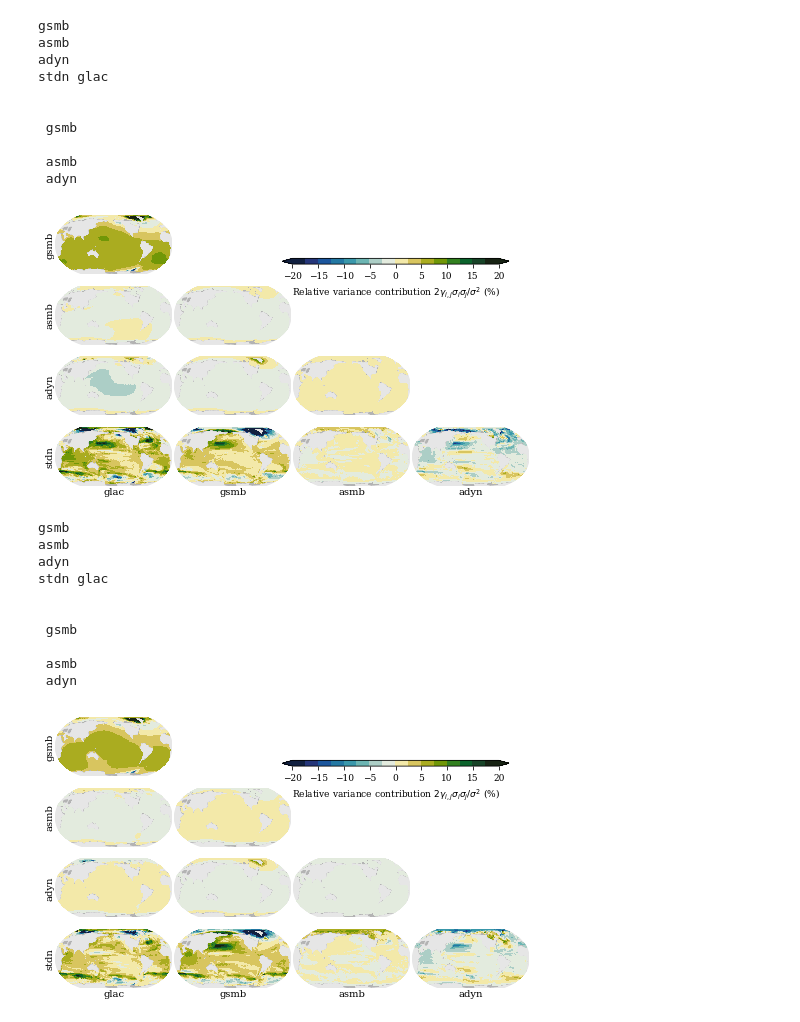
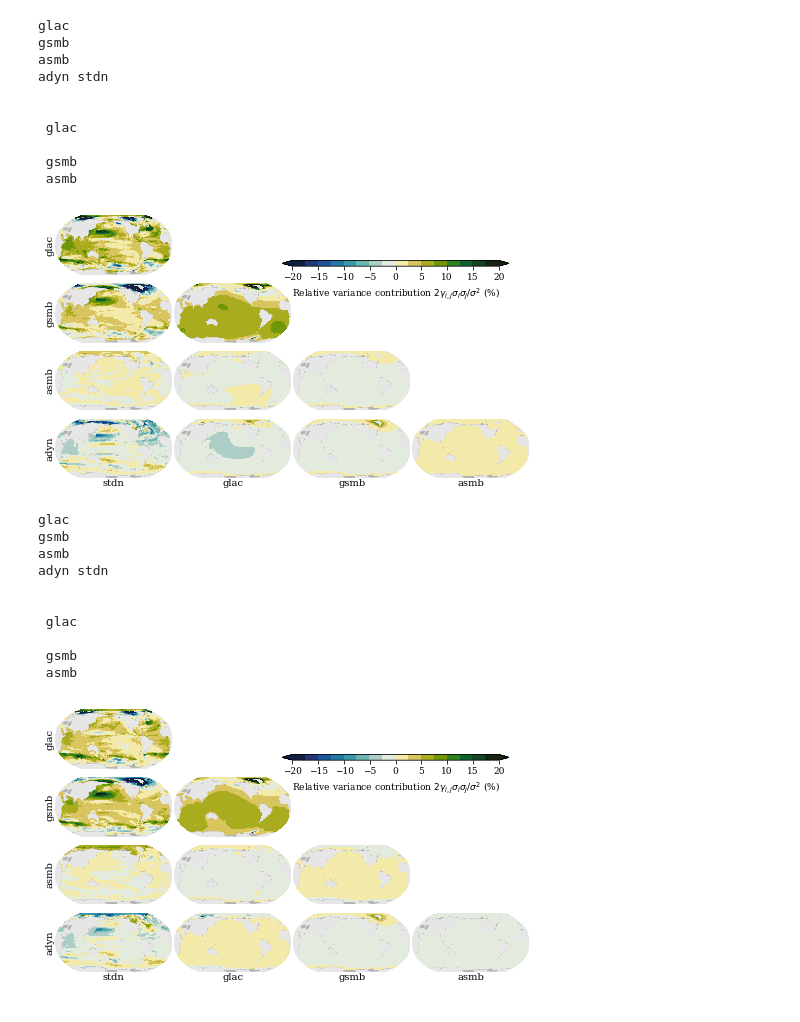
Before and after one commit to erwinlambert/codependence, a Jupyter notebook: plotcode/draftplot_regvar_crossterms.ipynb, the cells around one changed output. Saved outputs shown, nothing was run; the diff lists cells and outputs as text; code cells hidden in the pictures.

```diff
--- a/plotcode/draftplot_regvar_crossterms.ipynb
+++ b/plotcode/draftplot_regvar_crossterms.ipynb
@@ -20,7 +20,7 @@ mpl.rcParams['axes.labelsize']        = 9
 mpl.rcParams['axes.titlesize']        = 9
 mpl.rcParams['font.family']           = 'serif'
 #mpl.rcParams['axes.titleweight']      = 'bold'
-mpl.rcParams['figure.subplot.bottom'] = .01
+mpl.rcParams['figure.subplot.bottom'] = .05
 mpl.rcParams['figure.subplot.top']    = .99
 mpl.rcParams['figure.subplot.left']   = .05
 mpl.rcParams['figure.subplot.right']  = .99
@@ -152,55 +152,56 @@ def plot_var(n,var1,var2,ylab='',xlab=''):
 # %%
 cmap = plt.get_cmap('cmo.delta',16)
 
 for s,scen in enumerate(['rcp45','rcp85']):
 
 
     stdn,adyn,asmb,gsmb,glac = get_vars(scen)
     vslr = np.nanvar(stdn+adyn+asmb+gsmb+glac)
 
     fig = plt.figure()
 
-    im = plot_var(1,gsmb,glac,ylab='gsmb')
-    im = plot_var(5,asmb,glac,ylab='asmb')
-    im = plot_var(9,adyn,glac,ylab='adyn')
-    im = plot_var(13,stdn,glac,ylab='stdn',xlab='glac')
-    im = plot_var(6,asmb,gsmb)
-    im = plot_var(10,adyn,gsmb)
-    im = plot_var(14,stdn,gsmb,xlab='gsmb')
-    im = plot_var(11,adyn,asmb)
-    im = plot_var(15,stdn,asmb,xlab='asmb')
-    im = plot_var(16,stdn,adyn,xlab='adyn')
+
+    im = plot_var(1,glac,stdn,ylab='glac')
+    im = plot_var(5,gsmb,stdn,ylab='gsmb')
+    im = plot_var(9,asmb,stdn,ylab='asmb')
+    im = plot_var(13,adyn,stdn,ylab='adyn',xlab='stdn')
+    im = plot_var(6,gsmb,glac)
+    im = plot_var(10,asmb,glac)
+    im = plot_var(14,adyn,glac,xlab='glac')
+    im = plot_var(11,asmb,gsmb)
+    im = plot_var(15,adyn,gsmb,xlab='gsmb')
+    im = plot_var(16,adyn,asmb,xlab='asmb')
 
     cax = fig.add_axes([.5,.8,.45,.02])
     cb = plt.colorbar(im,cax=cax,extend='both',orientation='horizontal')
     cb.set_label('Relative variance contribution $2 \gamma_{i,j} \sigma_i \sigma_j / \sigma^2$ (%)')
 
     figname = f'draftplot_regvar_crossterms_{scen}.png'
 
     plt.savefig(f'../figures/{figname}',dpi=600)
     plt.savefig(f'../../../writing/codependence/figures/{figname}',dpi=600)
     plt.show()
     plt.close()
 # %% [output]
+glac
 gsmb
 asmb
-adyn
-stdn glac
+adyn stdn
 
 
+ glac
+
  gsmb
-
  asmb
- adyn
-[figure, old version]
+[figure, new version]
+glac
 gsmb
 asmb
-adyn
-stdn glac
+adyn stdn
 
 
+ glac
+
  gsmb
-
  asmb
- adyn
-[figure, old version]
+[figure, new version]
```
Also changed, not shown: 2 other files.
